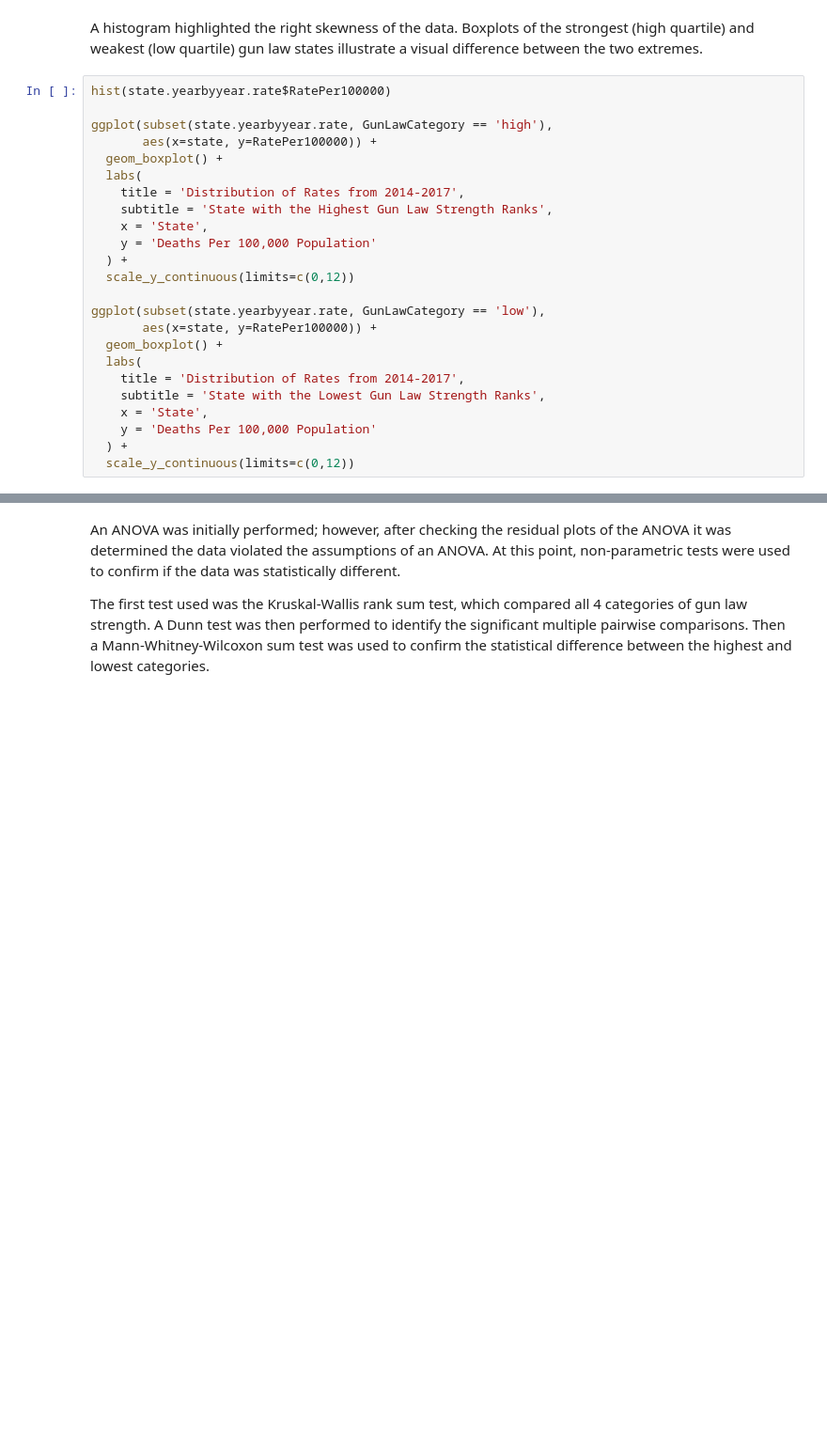
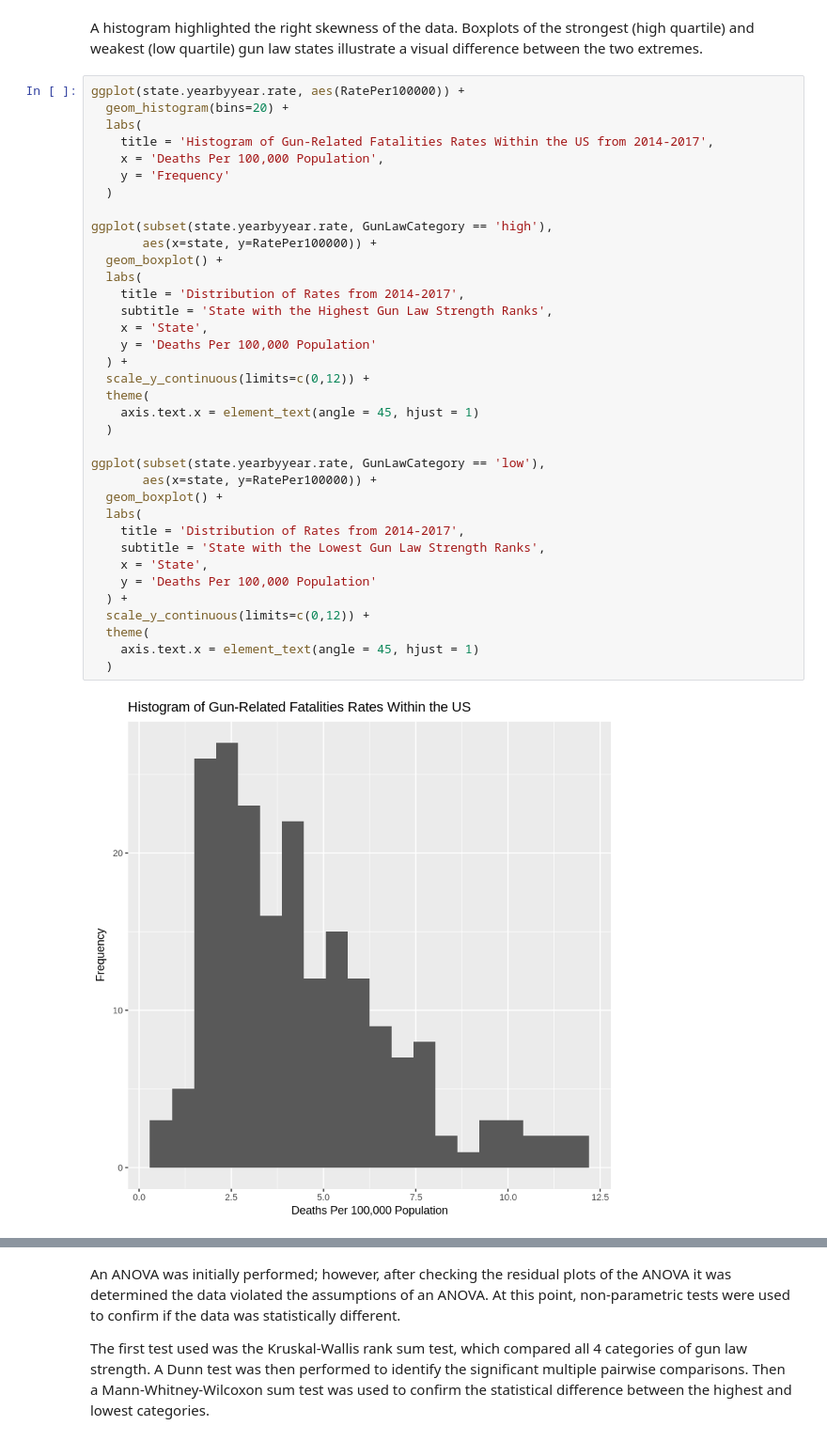
Before and after one commit to amberkiser/GunRelatedDeaths, a Jupyter notebook: Kiser_FinalProject.ipynb, the cells around one changed output, grey strips where cells are left out. Shown at 94% size. Saved outputs shown, nothing was run; the diff lists cells and outputs as text; blank space fills up the shorter version.

```diff
--- a/Kiser_FinalProject.ipynb
+++ b/Kiser_FinalProject.ipynb
@@ -64,26 +74,40 @@ state.yearbyyear.rate <- state.gun.violence %>%
 # %% [markdown]
 A histogram highlighted the right skewness of the data. Boxplots of the strongest (high quartile) and weakest (low quartile) gun law states illustrate a visual difference between the two extremes.
 # %%
-hist(state.yearbyyear.rate$RatePer100000)
+ggplot(state.yearbyyear.rate, aes(RatePer100000)) +
+  geom_histogram(bins=20) +
+  labs(
+    title = 'Histogram of Gun-Related Fatalities Rates Within the US from 2014-2017',
+    x = 'Deaths Per 100,000 Population',
+    y = 'Frequency'
+  )
 
 ggplot(subset(state.yearbyyear.rate, GunLawCategory == 'high'),
        aes(x=state, y=RatePer100000)) +
   geom_boxplot() +
   labs(
     title = 'Distribution of Rates from 2014-2017',
     subtitle = 'State with the Highest Gun Law Strength Ranks',
     x = 'State',
     y = 'Deaths Per 100,000 Population'
   ) +
-  scale_y_continuous(limits=c(0,12))
+  scale_y_continuous(limits=c(0,12)) +
+  theme(
+    axis.text.x = element_text(angle = 45, hjust = 1)
+  )
 
 ggplot(subset(state.yearbyyear.rate, GunLawCategory == 'low'),
        aes(x=state, y=RatePer100000)) +
   geom_boxplot() +
   labs(
     title = 'Distribution of Rates from 2014-2017',
     subtitle = 'State with the Lowest Gun Law Strength Ranks',
     x = 'State',
     y = 'Deaths Per 100,000 Population'
   ) +
-  scale_y_continuous(limits=c(0,12))
+  scale_y_continuous(limits=c(0,12)) +
+  theme(
+    axis.text.x = element_text(angle = 45, hjust = 1)
+  )
+# %% [output]
+[figure, added]
```
Also changed, not shown: parts of 3 cells of this notebook, 1 other file.
